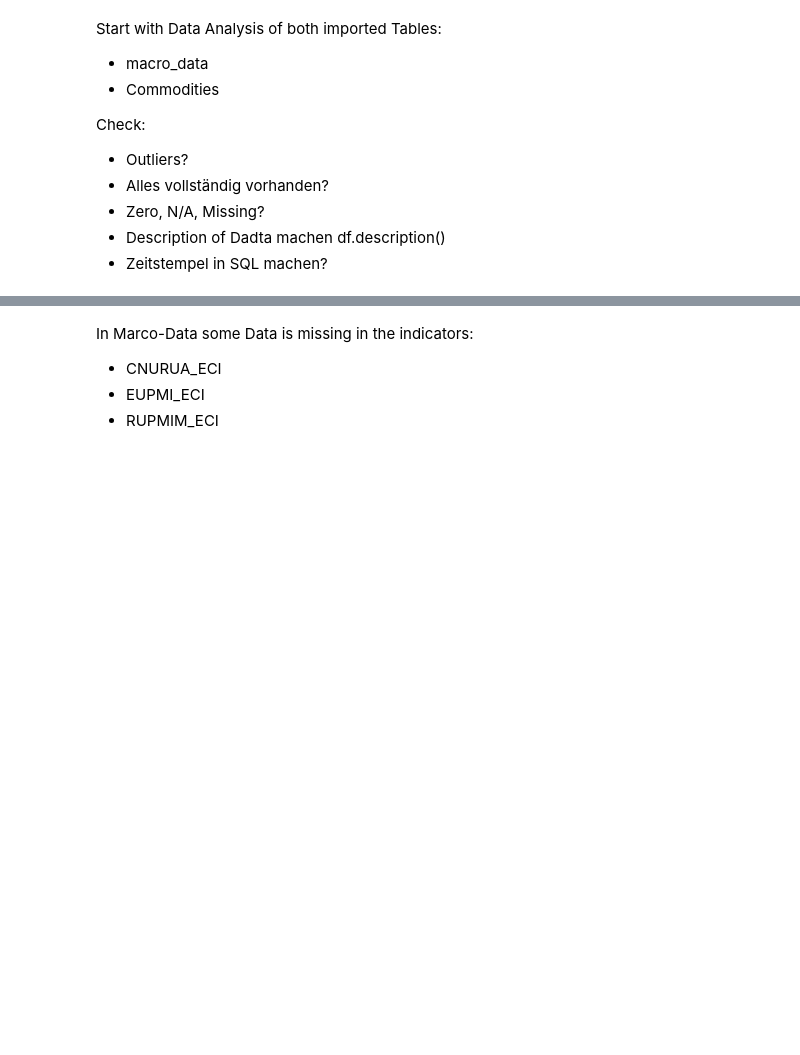
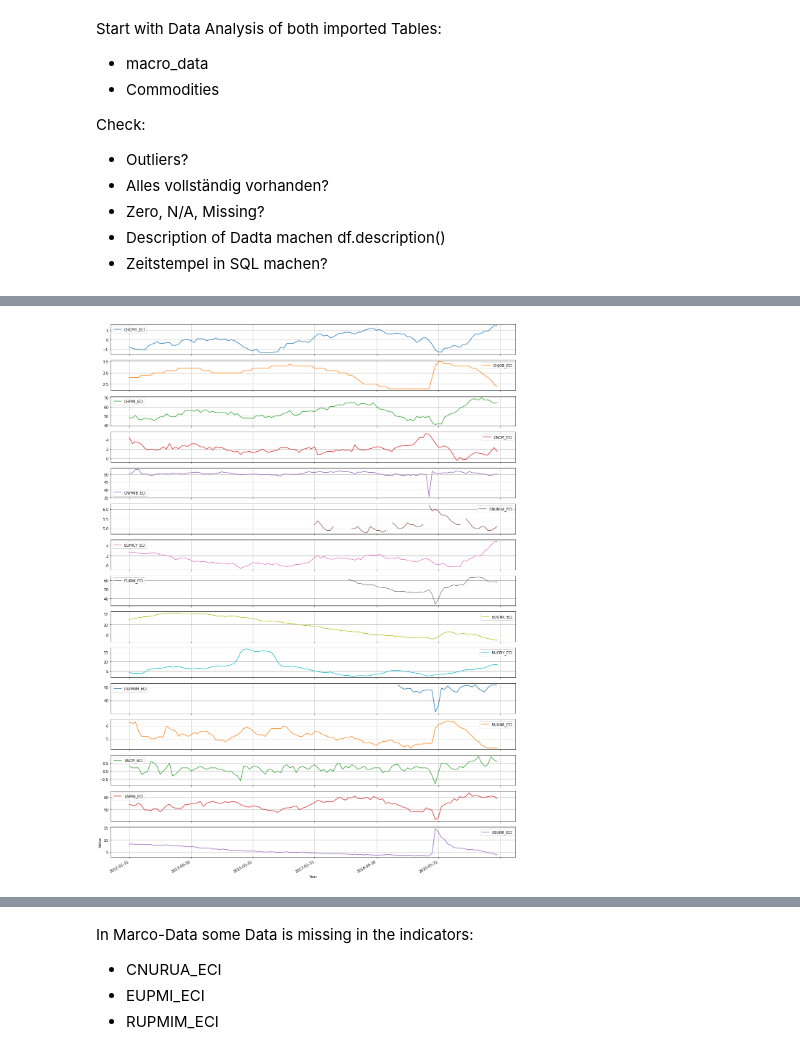
Before and after one commit to Liomat97/AQM, a Jupyter notebook: 2 Analyse.ipynb, the cells around one changed output, grey strips where cells are left out. Saved outputs shown, nothing was run; the diff lists cells and outputs as text; code cells hidden in the pictures; blank space fills up the shorter version.

Commit message:
New Plots

```diff
--- a/2 Analyse.ipynb
+++ b/2 Analyse.ipynb
@@ -113,3 +113,15 @@ macro_data.describe()
 | 50% | -0.100000 | 3.10000 | 53.700000 | 2.000000 | 50.50000 | 5.100000 | 1.200000 | 53.700000 | ... |
 | 75% | 0.600000 | 3.20000 | 58.300000 | 2.500000 | 51.22500 | 5.300000 | 1.900000 | 58.000000 | ... |
 | max | 1.500000 | 3.50000 | 70.000000 | 5.400000 | 53.30000 | 6.200000 | 5.000000 | 63.400000 | ... |
+# %%
+macro_data.plot(kind = 'line',
+                           legend = True,
+                           subplots=True,
+                           grid = True,
+                           figsize = (20,30)
+                           )
+plt.ylabel('Value')
+plt.xlabel('Year')
+plt.savefig('Grafiken\Makro Line-Charts', dpi=800)
+# %% [output]
+[figure, added]
```
Also changed, not shown: parts of 16 cells of this notebook, 2 other files.
